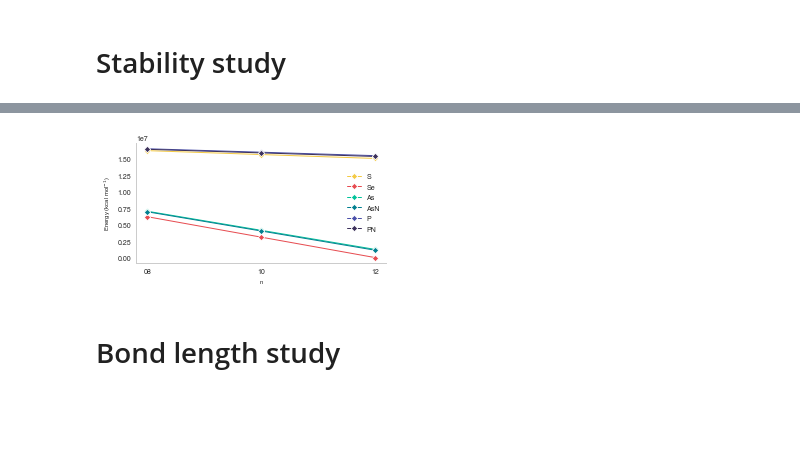
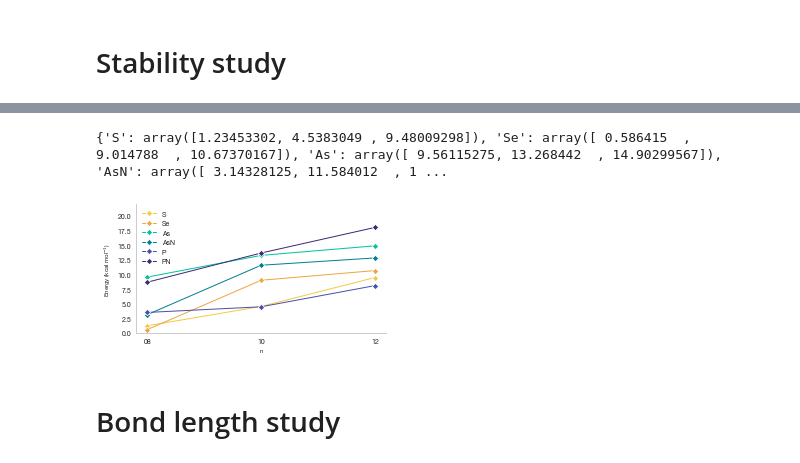
Before and after one commit to oscarigrexas/eomt-oscar, a Jupyter notebook: exploration/exploration.ipynb, the cells around one changed output, grey strips where cells are left out. Cells and saved outputs as stored; diff of their text form; code cells hidden in the pictures; blank space fills up the shorter version.

```diff
--- a/exploration/exploration.ipynb
+++ b/exploration/exploration.ipynb
@@ -38,7 +38,7 @@ colors = read_palette('palettes.scss')
 
 sys_colors = {
     's':colors['color7'],
-    'se':colors['color9'],
+    'se':colors['color8'],
     'as':colors['color5'],
     'asn':colors['color4'],
     'p':colors['color3'],
@@ -131,36 +155,44 @@ edf.head()
 zero = np.zeros(3)
 
 energies = {
     'S':zero,
     'Se':zero,
     'As':zero,
     'AsN':zero,
     'P':zero,
     'PN':zero
 }
 
 for key in energies.keys():
     regex_string = '^{system}[0-9]{{2}}$'.format(system=key.lower())
-    energies[key] = edf[edf['file'].str.contains(regex_string, regex=True)]['free_energy'].to_numpy()
+    energies[key] = edf[edf['file'].str.contains(regex_string, regex=True)]['scf_energy'].to_numpy()
+    nl2 = edf[edf['file'].str.contains('^{system}-2$'.format(system=key.lower()), regex=True)]['scf_energy'].to_numpy()
+    nl3 = edf[edf['file'].str.contains('^{system}-3$'.format(system=key.lower()), regex=True)]['scf_energy'].to_numpy()
+    for i, n in enumerate([8, 10, 12]):
+        energies[key][i] = (energies[key][i] + n*nl2 - n*nl3)/n
 
-min_energy = sorted(sum([list(value) for value in energies.values()], []))[0]
+min_energy = 0#sorted(sum([list(value) for value in energies.values()], []))[0]
+
+print(energies)
 
 x = [1, 2, 3]
 f = new_figure(height=6, type='body')
 
 for family in energies.keys():
     ax = sns.lineplot(x=x, y=energies[family] - min_energy, color=sys_colors[family.lower()],
                       label=family, marker='D')
 
+ax.set_ylim([0, 22])
 ax.set_xticks([1, 2, 3])
 ax.set_xticklabels(['08', '10', '12'])
 ax.set_xlabel('n')
 ax.set_ylabel(r'Energy (kcal mol$^{-1}$)')
 tuftefy(ax)
 
 save_figure(f, 'sunflower-stability.pdf')
 # %% [output]
+{'S': array([1.23453302, 4.5383049 , 9.48009298]), 'Se': array([ 0.586415  ,  9.014788  , 10.67370167]), 'As': array([ 9.56115275, 13.268442  , 14.90299567]), 'AsN': array([ 3.14328125, 11.584012  , 1 ...
-[figure, old version]
+[figure, new version]
 # %% [markdown]
 # Bond length study
 # %%
```
Also changed, not shown: parts of 3 cells of this notebook, 7 other files.
